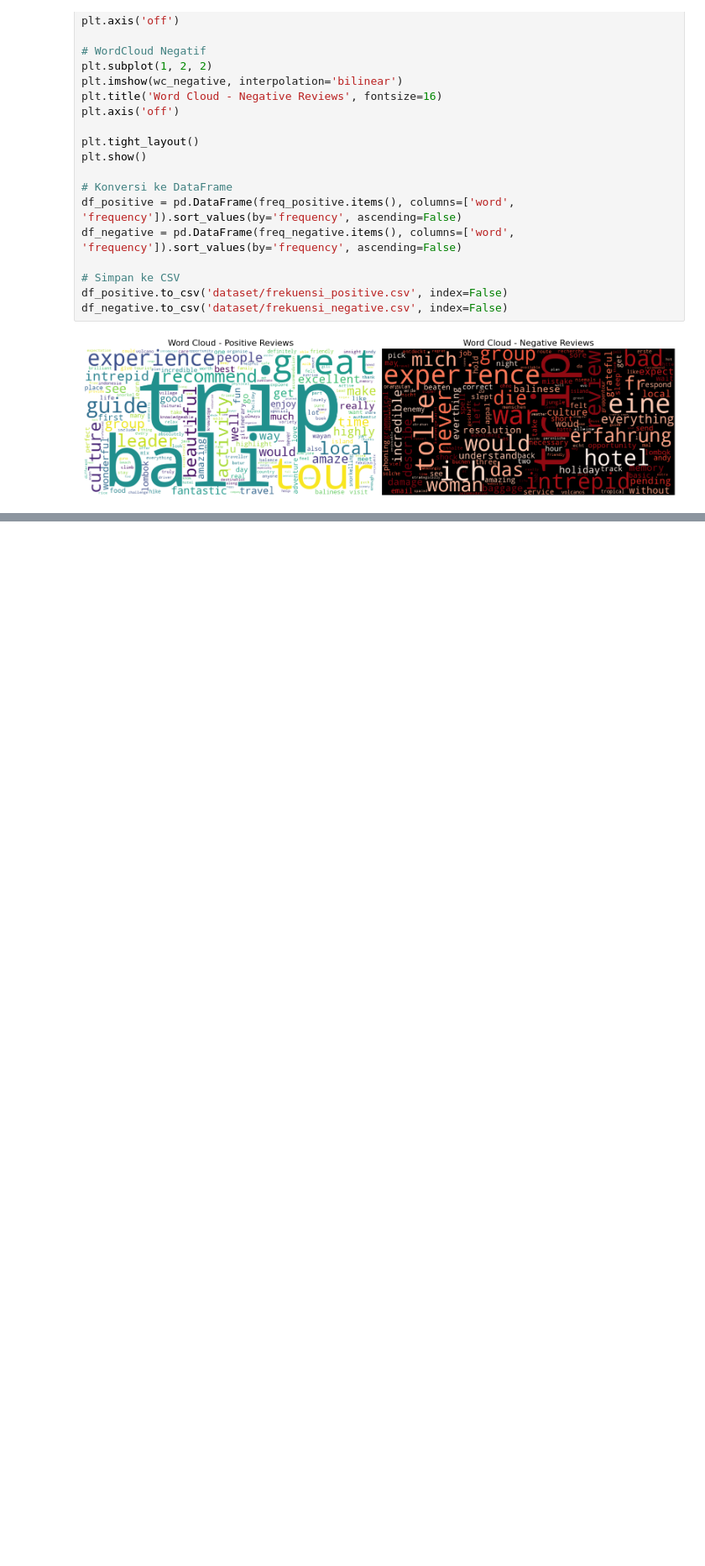
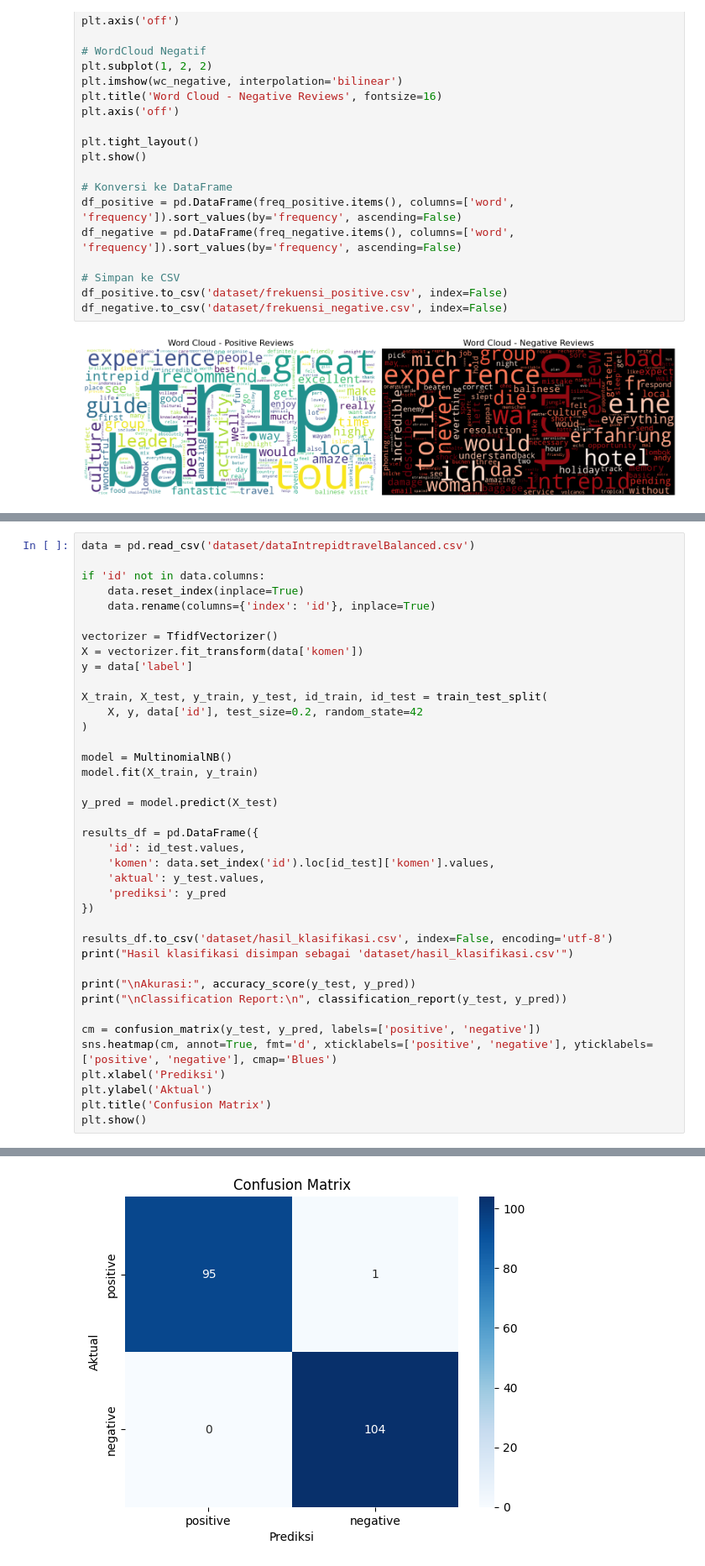
Before and after one commit to Mahmudi14/Analisis-Sentiment-Destinasi-Wisata, a Jupyter notebook: Main.ipynb, the cells around one changed output, grey strips where cells are left out. Shown: that part at 84% size. Cells and saved outputs as stored; diff of their text form; blank space fills up the shorter version.

Commit message:
Klasifikasi

```diff
--- a/Main.ipynb
+++ b/Main.ipynb
@@ -195,0 +268,40 @@ df_negative.to_csv('dataset/frekuensi_negative.csv', index=False)
+# %%
+data = pd.read_csv('dataset/dataIntrepidtravelBalanced.csv')
+
+if 'id' not in data.columns:
+    data.reset_index(inplace=True)
+    data.rename(columns={'index': 'id'}, inplace=True)
+
+vectorizer = TfidfVectorizer()
+X = vectorizer.fit_transform(data['komen'])
+y = data['label']
+
+X_train, X_test, y_train, y_test, id_train, id_test = train_test_split(
+    X, y, data['id'], test_size=0.2, random_state=42
+)
+
+model = MultinomialNB()
+model.fit(X_train, y_train)
+
+y_pred = model.predict(X_test)
+
+results_df = pd.DataFrame({
+    'id': id_test.values,
+    'komen': data.set_index('id').loc[id_test]['komen'].values,
+    'aktual': y_test.values,
+    'prediksi': y_pred
+})
+
+results_df.to_csv('dataset/hasil_klasifikasi.csv', index=False, encoding='utf-8')
+print("Hasil klasifikasi disimpan sebagai 'dataset/hasil_klasifikasi.csv'")
+
+print("\nAkurasi:", accuracy_score(y_test, y_pred))
+print("\nClassification Report:\n", classification_report(y_test, y_pred))
+
+cm = confusion_matrix(y_test, y_pred, labels=['positive', 'negative'])
+sns.heatmap(cm, annot=True, fmt='d', xticklabels=['positive', 'negative'], yticklabels=['positive', 'negative'], cmap='Blues')
+plt.xlabel('Prediksi')
+plt.ylabel('Aktual')
+plt.title('Confusion Matrix')
+plt.show()
+# %% [output]
@@ -195,0 +321 @@ df_negative.to_csv('dataset/frekuensi_negative.csv', index=False)
+[figure, added]
```
Also changed, not shown: parts of 3 cells of this notebook, 2 other files.
